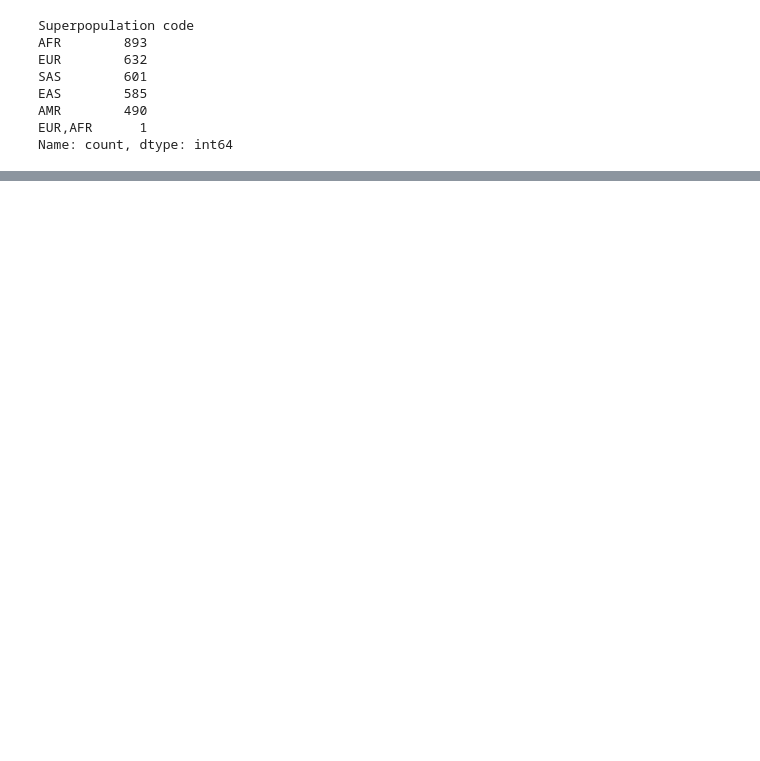
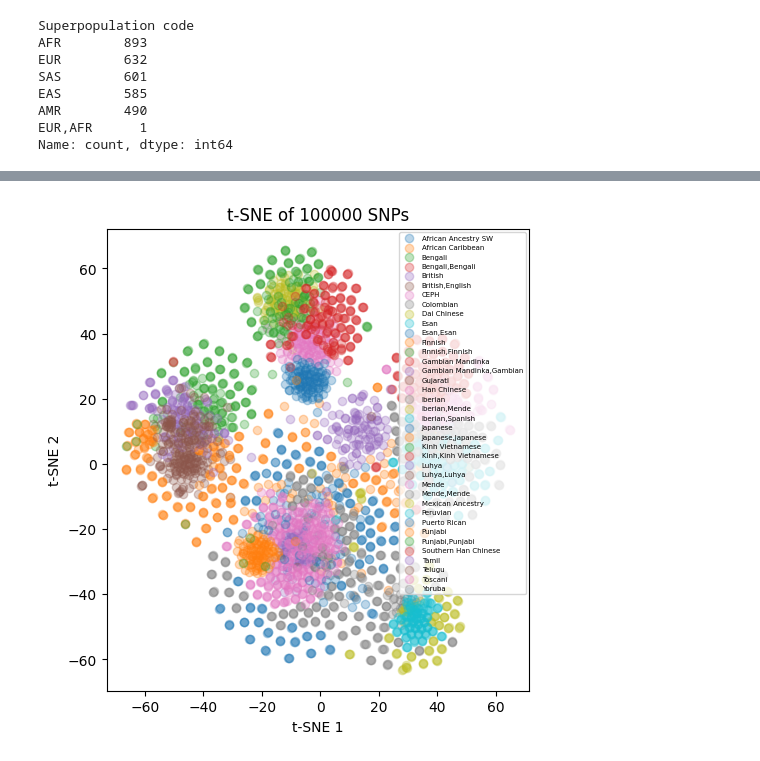
Before and after one commit to Jinhyun-Kim/geography_prediction, a Jupyter notebook: analysis.ipynb, the cells around one changed output, grey strips where cells are left out. Cells and saved outputs as stored; diff of their text form; code cells hidden in the pictures; blank space fills up the shorter version.

```diff
--- a/analysis.ipynb
+++ b/analysis.ipynb
@@ -92,0 +151,4 @@ Name: count, dtype: int64
+# %%
+# Perform t-SNE
+tsne = TSNE(n_components=2, verbose=1)
+tsne_result = tsne.fit_transform(data_array)
@@ -92,0 +166,21 @@ Name: count, dtype: int64
+# %%
+plt.figure(figsize=(12, 6))
+
+plt.subplot(1, 2, 2)
+labels_unique = np.unique(labels)
+colors = cm.viridis(np.linspace(0, 1, len(labels_unique)))  # Using viridis colormap
+
+for label, color in zip(labels_unique, colors):
+    indices = np.where(labels == label)
+    plt.scatter(tsne_result[indices, 0], tsne_result[indices, 1], label=label, alpha=0.3,
+                #color=color,
+                )
+
+plt.title(f't-SNE of {snp_dataset.genotype_array.shape[1]} SNPs')
+plt.xlabel('t-SNE 1')
+plt.ylabel('t-SNE 2')
+plt.legend(loc=1, prop={'size': 5})
+
+plt.show()
+# %% [output]
+[figure, added]
```
Also changed, not shown: parts of 29 cells of this notebook, 3 other files.
